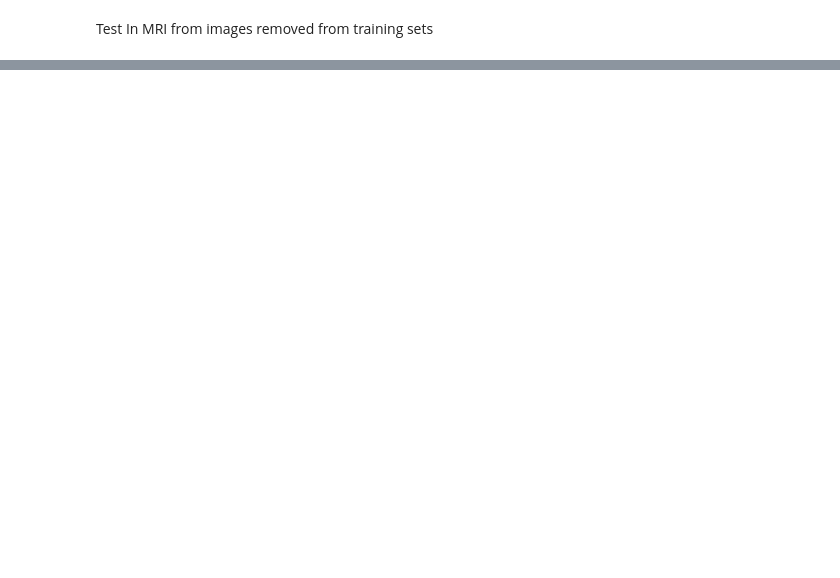
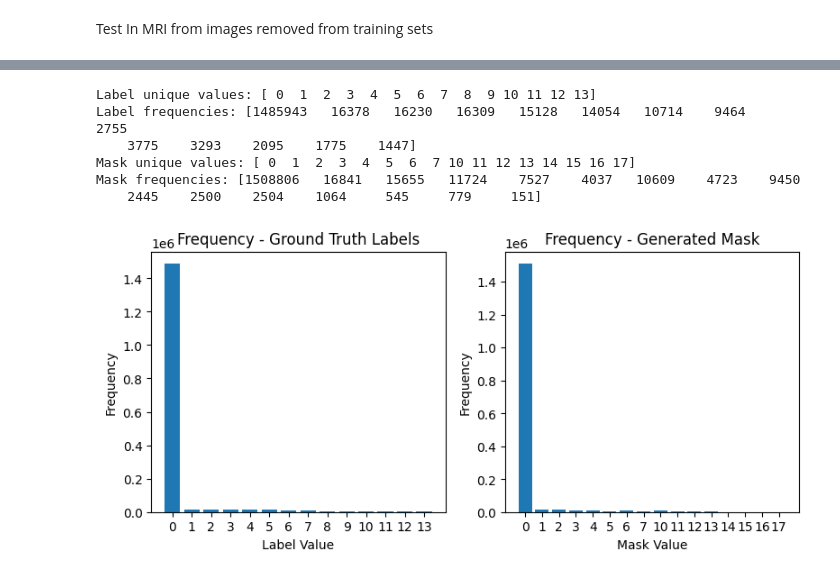
Before and after one commit to KonstantinosAnthoulis/e19005-Segmentation-on-Spine-MRIs-UNet, a Jupyter notebook: inference.ipynb, the cells around one changed output, grey strips where cells are left out. Cells and saved outputs as stored; diff of their text form; code cells hidden in the pictures; blank space fills up the shorter version.

```diff
--- a/inference.ipynb
+++ b/inference.ipynb
@@ -102,0 +328,45 @@ Split the image into slices in loop and run inference model eval
+# %%
+import numpy as np
+import matplotlib.pyplot as plt
+
+# Get unique values and their counts
+unique_ground_label, counts_ground_label = np.unique(mapped_ground_label_np, return_counts=True)
+unique_generated_mask, counts_generated_mask = np.unique(generated_mask_np, return_counts=True)
+
+print("Label unique values:", unique_ground_label)
+print("Label frequencies:", counts_ground_label)
+print("Mask unique values:", unique_generated_mask)
+print("Mask frequencies:", counts_generated_mask)
+
+
+# Create evenly spaced indices for the x-axis
+x_ground_label = np.arange(len(unique_ground_label))
+x_generated_mask = np.arange(len(unique_generated_mask))
+
+# Plot unique value frequencies for ground truth and generated mask
+plt.figure(figsize=(8, 4))
+
+plt.subplot(1, 2, 1)
+plt.bar(x_ground_label, counts_ground_label)  # Bar height is now frequency
+plt.title("Frequency - Ground Truth Labels")
+plt.xlabel("Label Value")
+plt.ylabel("Frequency")
+plt.xticks(x_ground_label, unique_ground_label)  # Set actual label values as x-ticks
+
+plt.subplot(1, 2, 2)
+plt.bar(x_generated_mask, counts_generated_mask)  # Bar height is now frequency
+plt.title("Frequency - Generated Mask")
+plt.xlabel("Mask Value")
+plt.ylabel("Frequency")
+plt.xticks(x_generated_mask, unique_generated_mask)  # Set actual mask values as x-ticks
+
+plt.tight_layout()
+plt.show()
+# %% [output]
+Label unique values: [ 0  1  2  3  4  5  6  7  8  9 10 11 12 13]
+Label frequencies: [1485943   16378   16230   16309   15128   14054   10714    9464    2755
+    3775    3293    2095    1775    1447]
+Mask unique values: [ 0  1  2  3  4  5  6  7 10 11 12 13 14 15 16 17]
+Mask frequencies: [1508806   16841   15655   11724    7527    4037   10609    4723    9450
+    2445    2500    2504    1064     545     779     151]
+[figure, added]
```
Also changed, not shown: parts of 13 cells of this notebook, 31 other files.
